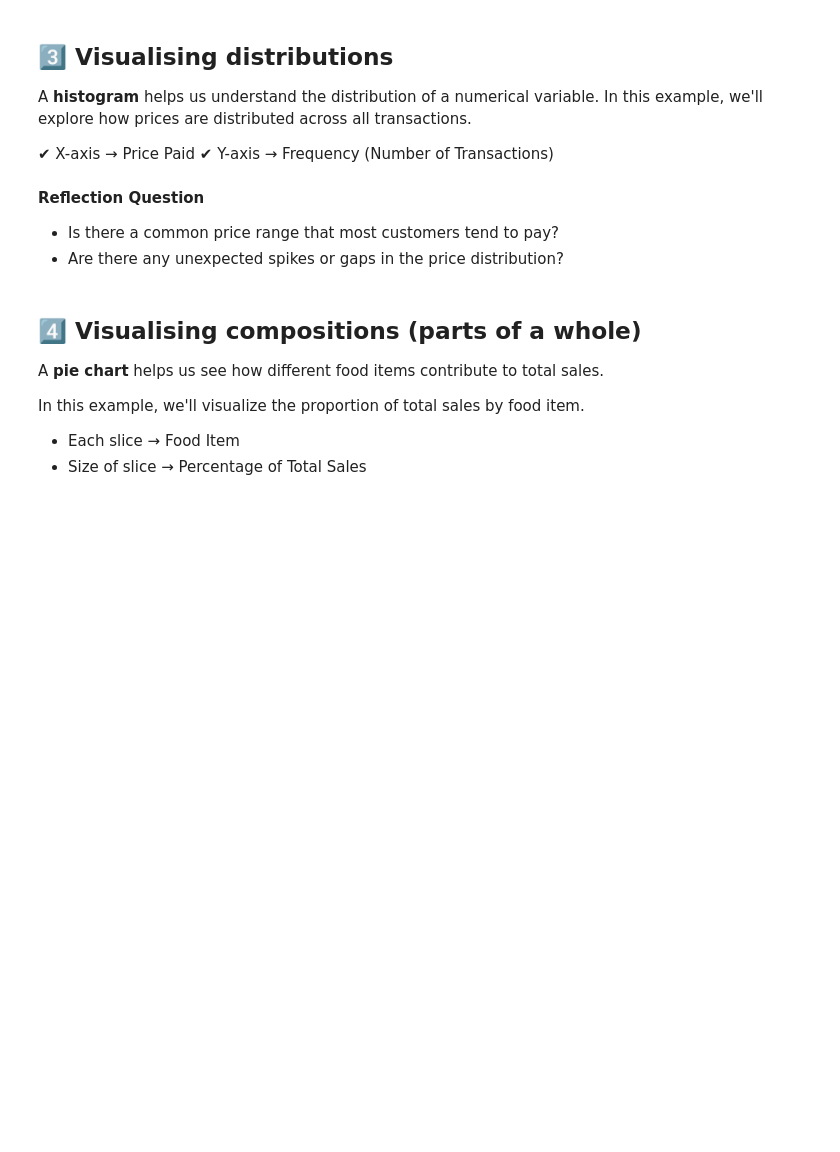
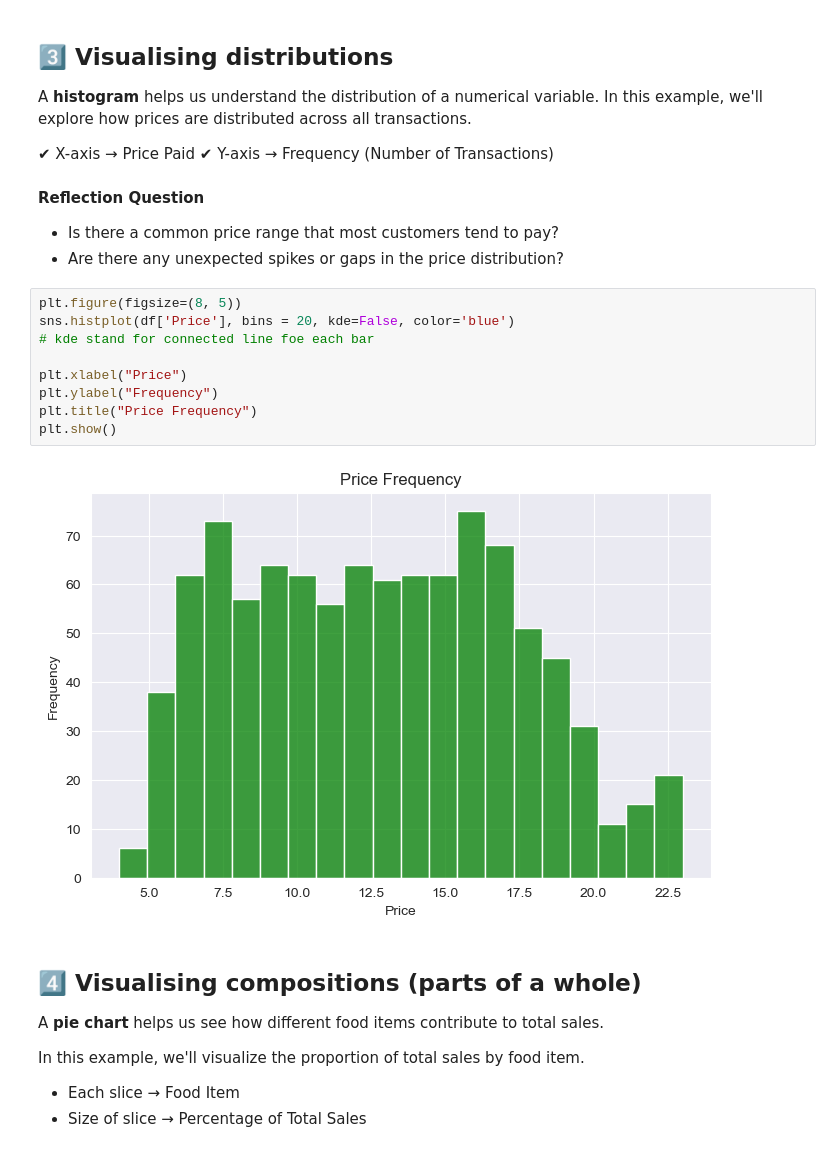
Before and after one commit to faizzmi/kyouth-data-analytics, a Jupyter notebook: Lesson 4/Lesson_4B_&_4C_Worksheet.ipynb, the cells around one changed output. Drawn from its saved outputs; the diff is of its cells as text; blank space fills up the shorter version.

```diff
--- a/Lesson 4/Lesson_4B_&_4C_Worksheet.ipynb
+++ b/Lesson 4/Lesson_4B_&_4C_Worksheet.ipynb
@@ -348,6 +366,17 @@ In this example, we'll explore how prices are distributed across all transaction
 **Reflection Question**
 - Is there a common price range that most customers tend to pay?
 - Are there any unexpected spikes or gaps in the price distribution?
+# %%
+plt.figure(figsize=(8, 5))
+sns.histplot(df['Price'], bins = 20, kde=False, color='blue')
+# kde stand for connected line foe each bar
+
+plt.xlabel("Price")
+plt.ylabel("Frequency")
+plt.title("Price Frequency")
+plt.show()
+# %% [output]
+[figure, added]
 # %% [markdown]
 ## 4️⃣ Visualising compositions (parts of a whole)
 A **pie chart** helps us see how different food items contribute to total sales.
```
Also changed, not shown: parts of 3 cells of this notebook, 4 other files.
